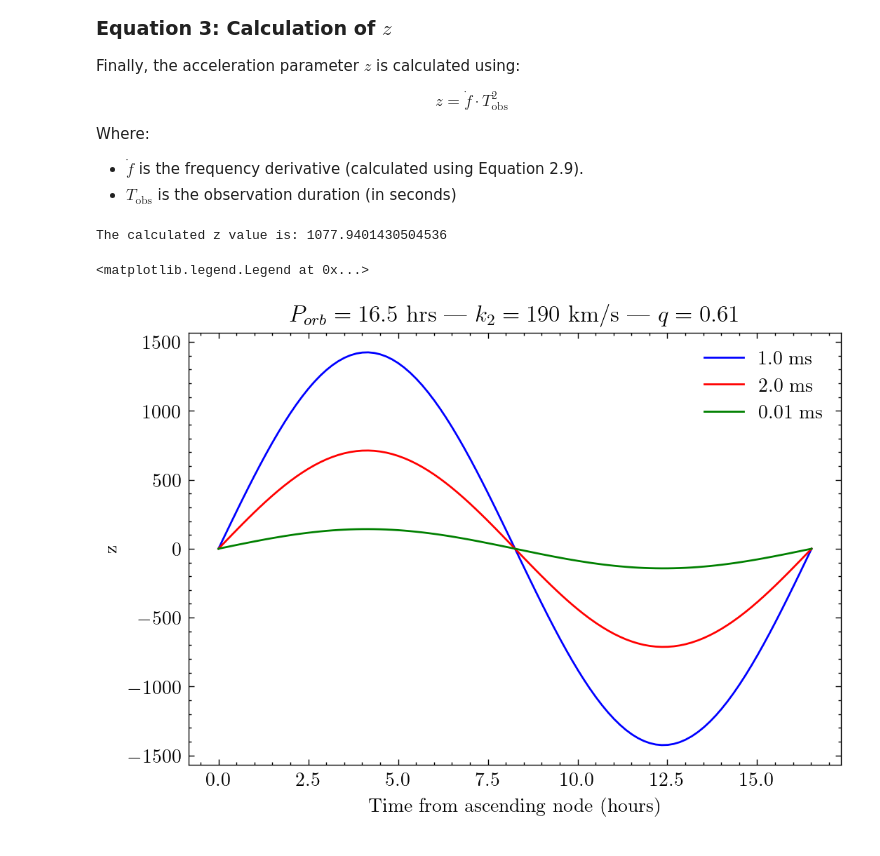
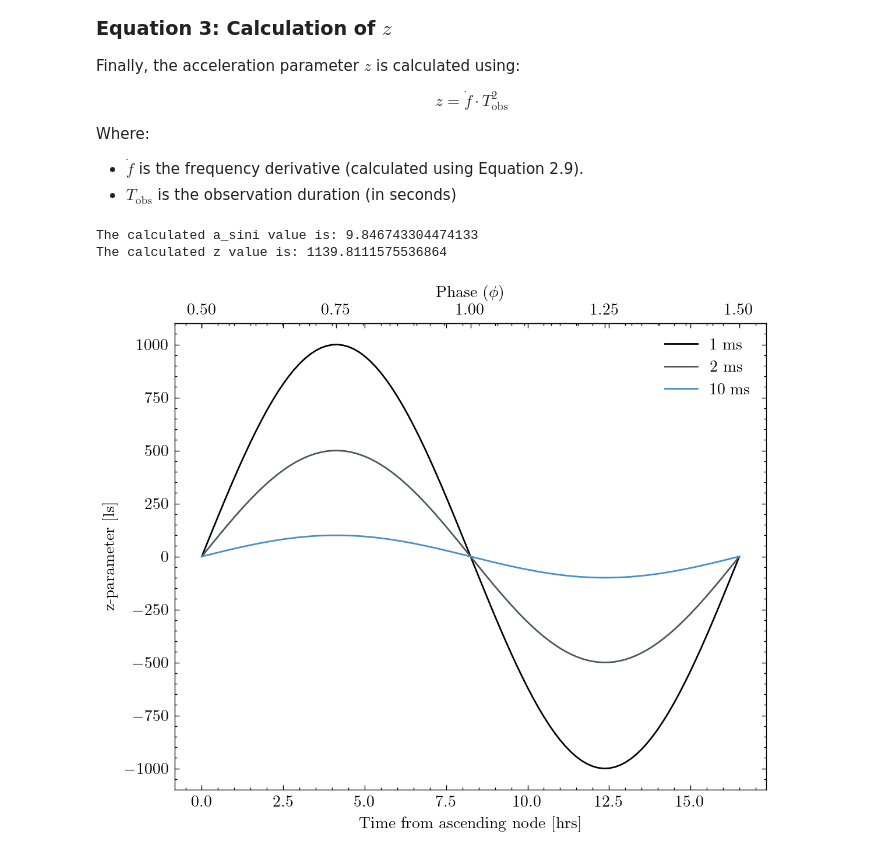
Before and after one commit to OwenJohnsons/pulsar-scripts, a Jupyter notebook: Binary-Orbital-Calculations/z-parameter.ipynb, the cells around one changed output. Drawn from its saved outputs; the diff is of its cells as text; code cells hidden in the pictures.

Commit message:
Updating to thesis version of the plots.

```diff
--- a/Binary-Orbital-Calculations/z-parameter.ipynb
+++ b/Binary-Orbital-Calculations/z-parameter.ipynb
@@ -72,48 +72,89 @@ def calculate_z(f_spin, k2, P_orb, q, t, t_asc, T_obs):
     return z
 # %%
 # Example usage
-f_spin = 4000  # Spin frequency in Hz
+f_spin = 1000  # Spin frequency in Hz
 k2 =  190300 # semi-amplitude of radial velocity in m/s
 P_orb = 59454.432  # Orbital period in seconds (~16.67 hours)
 q = 0.61  # Mass ratio of the system
-t = 1800  # Example current time in seconds (e.g., 30 minutes into the observation)
+t = 18962.1  # Example current time in seconds (e.g., 30 minutes into the observation)
 t_asc = 0  # Time of ascending node
-T_obs = 3600  # Observation length in seconds (1 hour)
+T_obs = 3379.2  # Observation length in seconds (1 hour)
+c = 299792458 # Speed of light (m/s)
 
 z_value = calculate_z(f_spin, k2, P_orb, q, t, t_asc, T_obs)
+a_sini = (k2 * P_orb) / (2 * np.pi * q)
+
+print(f"The calculated a_sini value is: {a_sini/c}")
 print(f"The calculated z value is: {z_value}")
 # %% [output]
-The calculated z value is: 1077.9401430504536
+The calculated a_sini value is: 9.846743304474133
+The calculated z value is: 1139.8111575536864
 # %%
 import matplotlib.pyplot as plt
-import scienceplots; plt.style.use('science')
+import scienceplots
+plt.style.use('science')
 
-z_values = []; z_values2 = []; z_values3 = []
+# Define the function for z calculation (this is a placeholder)
+def calculate_z(f_val, k2, P_orb, q, t, t_asc, T_obs):
+    return f_val * np.sin(2 * np.pi * t / P_orb)  # Example formula
+
+# Parameters
+P_orb = 16.5 * 3600  # Orbital period in seconds
+k2 = 190  # km/s
+q = 0.61
+t_asc = 0
+T_obs = 1000
+
+z_values = []
+z_values2 = []
+z_values3 = []
 times = []
 
-f_val1 = 1000; f_val2 = 500; f_val3 = 100
+f_val1 = 1000
+f_val2 = 500
+f_val3 = 100
 
+# Calculate z values
 for t in np.linspace(0, P_orb, 100):
     z1 = calculate_z(f_val1, k2, P_orb, q, t, t_asc, T_obs)
     z_values.append(z1)
 
     z2 = calculate_z(f_val2, k2, P_orb, q, t, t_asc, T_obs)
     z_values2.append(z2)
 
     z3 = calculate_z(f_val3, k2, P_orb, q, t, t_asc, T_obs)
     z_values3.append(z3)
 
-    times.append(t/3600)
+    times.append(t / 3600)  # Convert to hours
 
+# Plot
+fig, ax1 = plt.subplots(figsize=(6, 5), dpi=200)
 
-plt.figure(figsize=(6, 4), dpi=200)
-plt.plot(times, z_values, 'b', label=f"{1000/f_val1}" ' ms')
-plt.plot(times, z_values2, 'r', label=f"{1000/f_val2}" ' ms')
-plt.plot(times, z_values3, 'g', label=f"{1/f_val3}" ' ms')
-plt.xlabel('Time from ascending node (hours)')
-plt.ylabel('z')
-plt.title('$P_{orb} = 16.5$ hrs | $k_2 = 190$ km/s | $q = 0.61$')
-plt.legend()
+# Main x-axis and plot
+ax1.plot(times, z_values, 'black', label=f"{1000 / f_val1:.0f} ms")
+ax1.plot(times, z_values2, '#50555a', label=f"{1000 / f_val2:.0f} ms")
+ax1.plot(times, z_values3, '#448fcb', label=f"{1000/ f_val3:.0f} ms")
+ax1.set_xlabel('Time from ascending node [hrs]')
+ax1.set_ylabel('z-parameter [ls]')
+ax1.legend(loc='upper right')
+
+# Add a secondary x-axis
+def time_to_fraction(x):
+    return (x / max(times)) + 0.5 # Normalize to [0, 1]
+
+def fraction_to_time(x):
+    return( x * max(times)) - 0.5  # Convert back to hours
+
+secax = ax1.secondary_xaxis('top', functions=(time_to_fraction, fraction_to_time))
+secax.set_xlabel('Phase ($\phi$)')
+phase_ticks = [0.5, 0.75, 1, 1.25, 1.5]
+secax.set_xticks(phase_ticks)
+secax.set_xticklabels([f"{tick:.2f}" for tick in phase_ticks])
+
+# Title and formatting
+# plt.title('$P_{orb} = 16.5$ hrs | $k_2 = 190$ km/s | $q = 0.61$')
+plt.tight_layout()
+# plt.show()
+plt.savefig('z_plot.pdf')
 # %% [output]
-<matplotlib.legend.Legend at 0x...>
-[figure, old version]
+[figure, new version]
```
Also changed, not shown: 2 other files.
